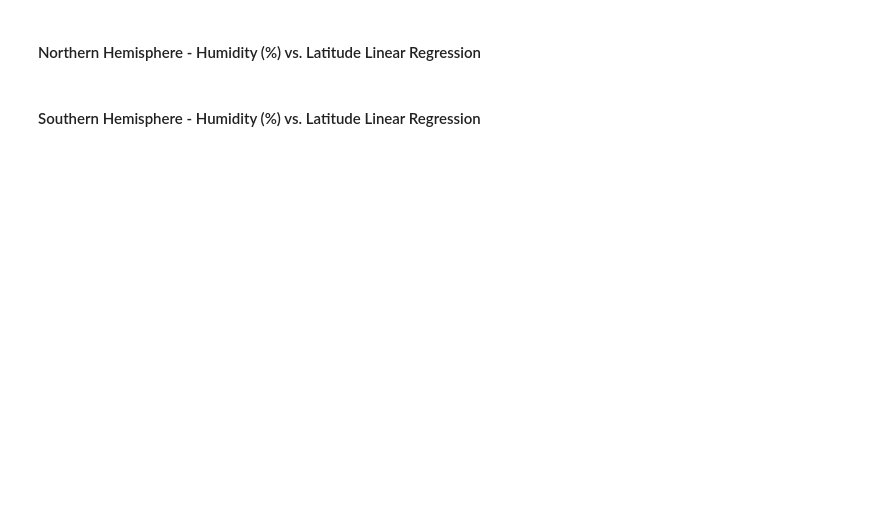
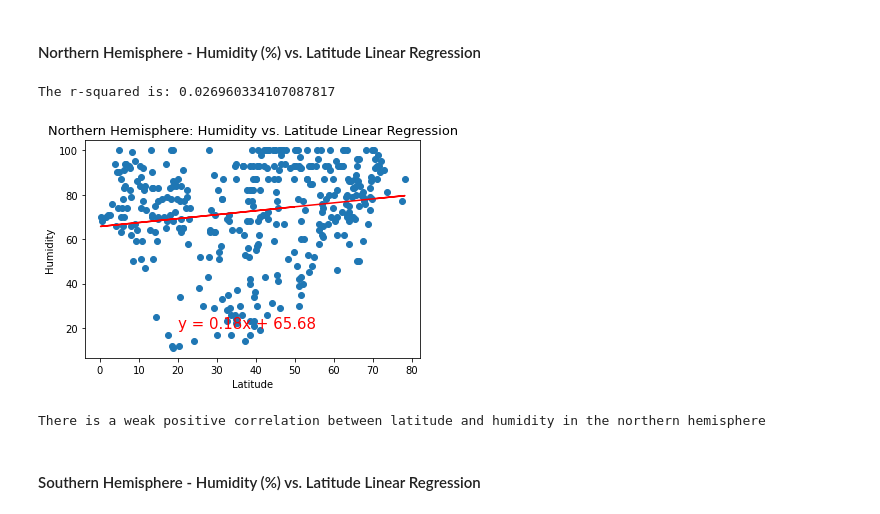
Before and after one commit to arcebri1/API-challenge, a Jupyter notebook: WeatherPy/WeatherPy.ipynb, the cells around one changed output. Cells and saved outputs as stored; diff of their text form; code cells hidden in the pictures; blank space fills up the shorter version.

```diff
--- a/WeatherPy/WeatherPy.ipynb
+++ b/WeatherPy/WeatherPy.ipynb
@@ -239,19 +303,26 @@ plt.show()
 # %%
 #Plot the scatter plot with the regression line
 y_values=north['Humidity']
 x_values=north['Latitude']
 (slope, intercept, rvalue, pvalue, stderr) = linregress(x_values, y_values)
 regress_values = x_values * slope + intercept
 line_eq = "y = " + str(round(slope,2)) + "x + " + str(round(intercept,2))
 plt.scatter(x_values,y_values)
 plt.plot(x_values,regress_values,"r-")
-plt.annotate(line_eq,(20,30),fontsize=15,color="red")
+plt.annotate(line_eq,(20,20),fontsize=15,color="red")
 plt.xlabel('Latitude', fontsize =10)
 plt.ylabel('Humidity', fontsize =10)
 plt.title('Northern Hemisphere: Humidity vs. Latitude Linear Regression',fontsize =13)
 print(f"The r-squared is: {rvalue**2}")
 plt.savefig("Northern Humidity vs Lat Lnr Reg.png")
 plt.show()
+# %% [output]
+The r-squared is: 0.026960334107087817
+[figure, added]
+# %%
+print('There is a weak positive correlation between latitude and humidity in the northern hemisphere')
+# %% [output]
+There is a weak positive correlation between latitude and humidity in the northern hemisphere
 # %% [markdown]
 ####  Southern Hemisphere - Humidity (%) vs. Latitude Linear Regression
 # %%
```
Also changed, not shown: parts of 28 cells of this notebook.
